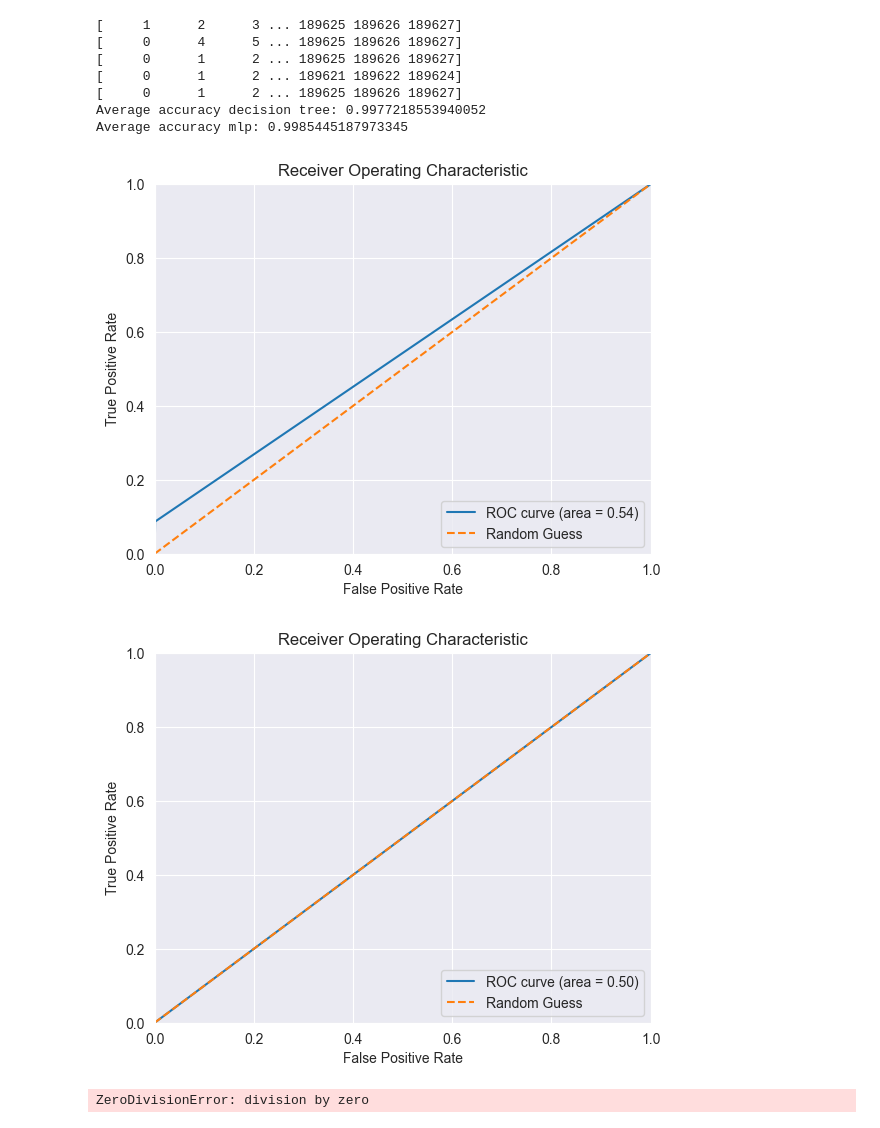
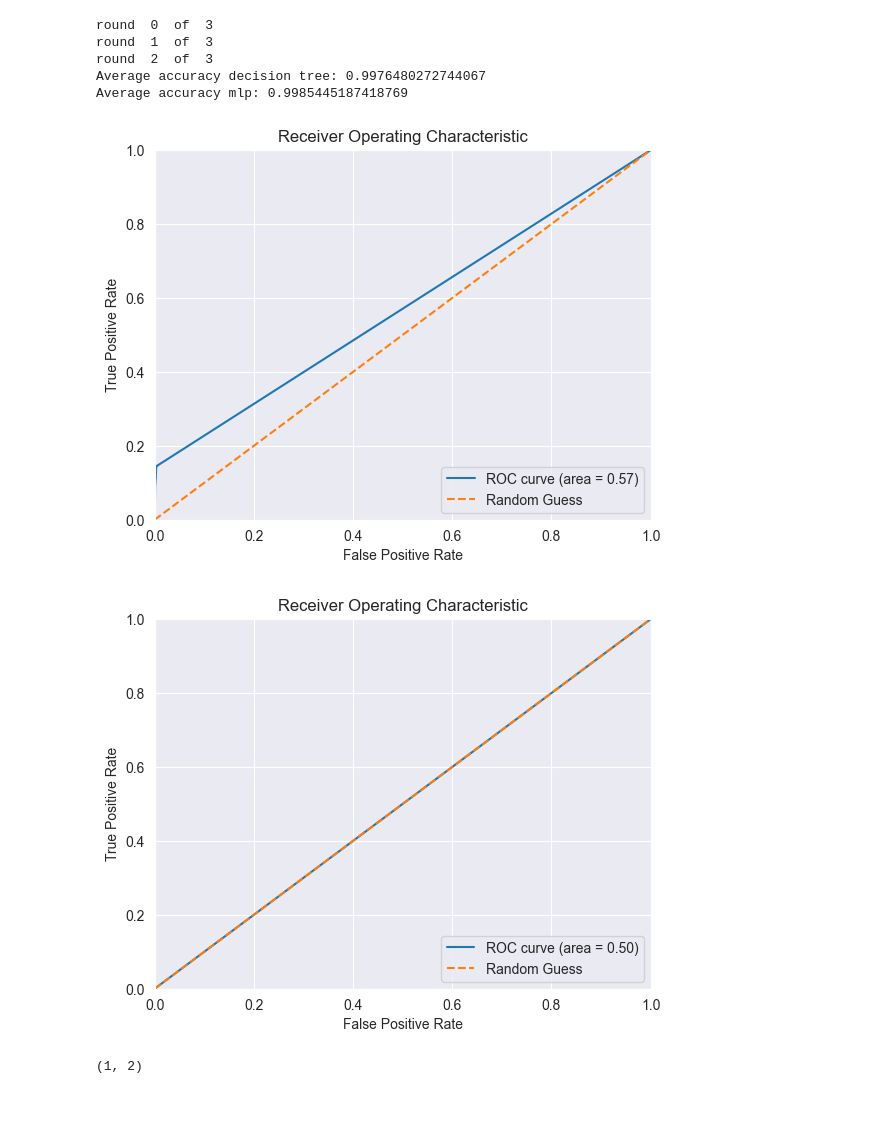
Before and after one commit to suhaib1769/CDA_Group42, a Jupyter notebook: Lab_1/Lab1-Classifiers.ipynb, the cells around one changed output. Saved outputs shown, nothing was run; the diff lists cells and outputs as text; code cells hidden in the pictures.

Commit message:
ROC-curves

```diff
--- a/Lab_1/Lab1-Classifiers.ipynb
+++ b/Lab_1/Lab1-Classifiers.ipynb
@@ -174,7 +175,7 @@ X = df1.drop('label', axis=1)
 y = df1['label']
 
 # Define the number of folds
-n_splits = 5
+n_splits = 3
 
 # Create a StratifiedKFold object
 skf = StratifiedKFold(n_splits=n_splits, shuffle=True, random_state=42)
@@ -186,13 +187,19 @@ accuracy_list_mlp = []
 y_predicts_all_dec_tree = []
 y_truth_all_dec_tree = []
 
+y_proba_all_dec_tree = []
+
 y_predicts_all_mlp = []
 y_truth_all_mlp = []
 
+y_proba_all_mlp = []
 
+
+round_counter = 0
 # Iterate through the folds
 for train_index, test_index in skf.split(X, y):
-    print(train_index)
+    print('round ', round_counter, ' of ', n_splits)
+    round_counter += 1
     # Split the data into training and test sets for the current fold
     X_train, X_test = X.iloc[train_index], X.iloc[test_index]
     y_train, y_test = y.iloc[train_index], y.iloc[test_index]
@@ -202,7 +209,9 @@ for train_index, test_index in skf.split(X, y):
     clf.fit(X_train, y_train)
 
     # Make predictions on the test set
+    y_proba = clf.predict_proba(X_test)
     y_pred = clf.predict(X_test)
+    y_proba_all_dec_tree.extend(y_proba)
     y_predicts_all_dec_tree.extend(y_pred)
     y_truth_all_dec_tree.extend(y_test)
 
@@ -216,7 +225,9 @@ for train_index, test_index in skf.split(X, y):
     clf.fit(X_train, y_train)
 
     # Make predictions on the test set
+    y_proba = clf.predict_proba(X_test)
     y_pred = clf.predict(X_test)
+    y_proba_all_mlp.extend(y_proba)
     y_predicts_all_mlp.extend(y_pred)
     y_truth_all_mlp.extend(y_test)
 
@@ -231,51 +242,43 @@ print("Average accuracy decision tree:", average_accuracy)
 average_accuracy = np.mean(accuracy_list_mlp)
 print("Average accuracy mlp:", average_accuracy)
 # %% [output]
-[     1      2      3 ... 189625 189626 189627]
-[     0      4      5 ... 189625 189626 189627]
-[     0      1      2 ... 189625 189626 189627]
-[     0      1      2 ... 189621 189622 189624]
-[     0      1      2 ... 189625 189626 189627]
-Average accuracy decision tree: 0.9977218553940052
-Average accuracy mlp: 0.9985445187973345
+round  0  of  3
+round  1  of  3
+round  2  of  3
+Average accuracy decision tree: 0.9976480272744067
+Average accuracy mlp: 0.9985445187418769
 # %%
-fpr, tpr, thresholds = roc_curve(y_truth_all_dec_tree, y_predicts_all_dec_tree)
+one_prob_dec_tree = [lst[1] for lst in y_proba_all_dec_tree]
+fpr, tpr, thresholds = roc_curve(y_truth_all_dec_tree, one_prob_dec_tree)
 roc_auc = auc(fpr, tpr)
 
 plt.plot(fpr, tpr, label='ROC curve (area = %0.2f)' % roc_auc)
 plt.plot([0, 1], [0, 1], linestyle='--', label='Random Guess')
 plt.xlim([0.0, 1.0])
 plt.ylim([0.0, 1.0])
 plt.xlabel('False Positive Rate')
 plt.ylabel('True Positive Rate')
 plt.title('Receiver Operating Characteristic')
 plt.legend(loc="lower right")
 plt.show()
 
-fpr, tpr, thresholds = roc_curve(y_truth_all_mlp, y_predicts_all_mlp)
+one_prob_mlp = [lst[1] for lst in y_proba_all_mlp]
+fpr, tpr, thresholds = roc_curve(y_truth_all_mlp, one_prob_mlp)
 roc_auc = auc(fpr, tpr)
 
 plt.plot(fpr, tpr, label='ROC curve (area = %0.2f)' % roc_auc)
 plt.plot([0, 1], [0, 1], linestyle='--', label='Random Guess')
 plt.xlim([0.0, 1.0])
 plt.ylim([0.0, 1.0])
 plt.xlabel('False Positive Rate')
 plt.ylabel('True Positive Rate')
 plt.title('Receiver Operating Characteristic')
 plt.legend(loc="lower right")
 plt.show()
 # %% [output]
-[figure, old version]
+[figure, new version]
 [figure]
-# %%
-false_positives = 0
-fraud_cases = 0
-
-for i in range(len(y_predicts_all)):
-    if y_truth_all == 1:
-        fraud_cases += 1
-    if y_predicts_all == 0:
-        false_positives += 1
-print('number of rows still the same: ', false_positives / fraud_cases)
-# %% [output]
-ZeroDivisionError: division by zero
+# %%
+print(np.shape(y_proba_all_dec_tree[::]))
+# %% [output]
+(1, 2)
```
Also changed, not shown: parts of 1 cell of this notebook.
